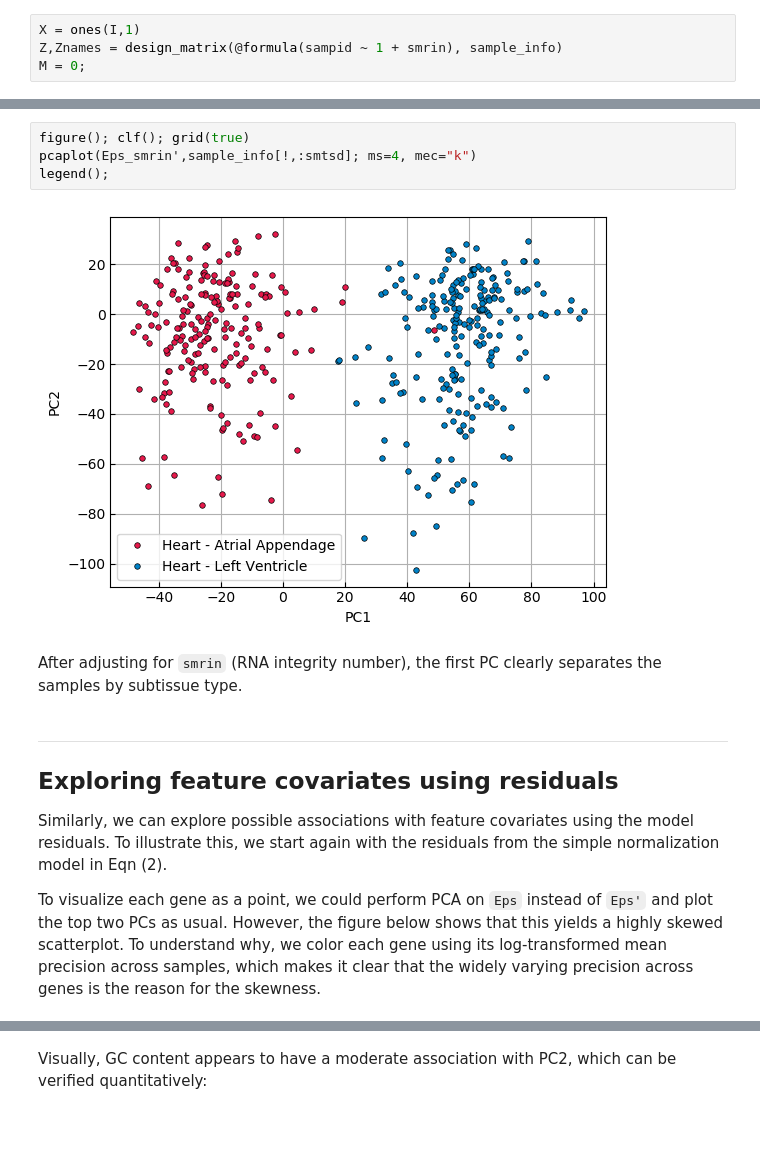
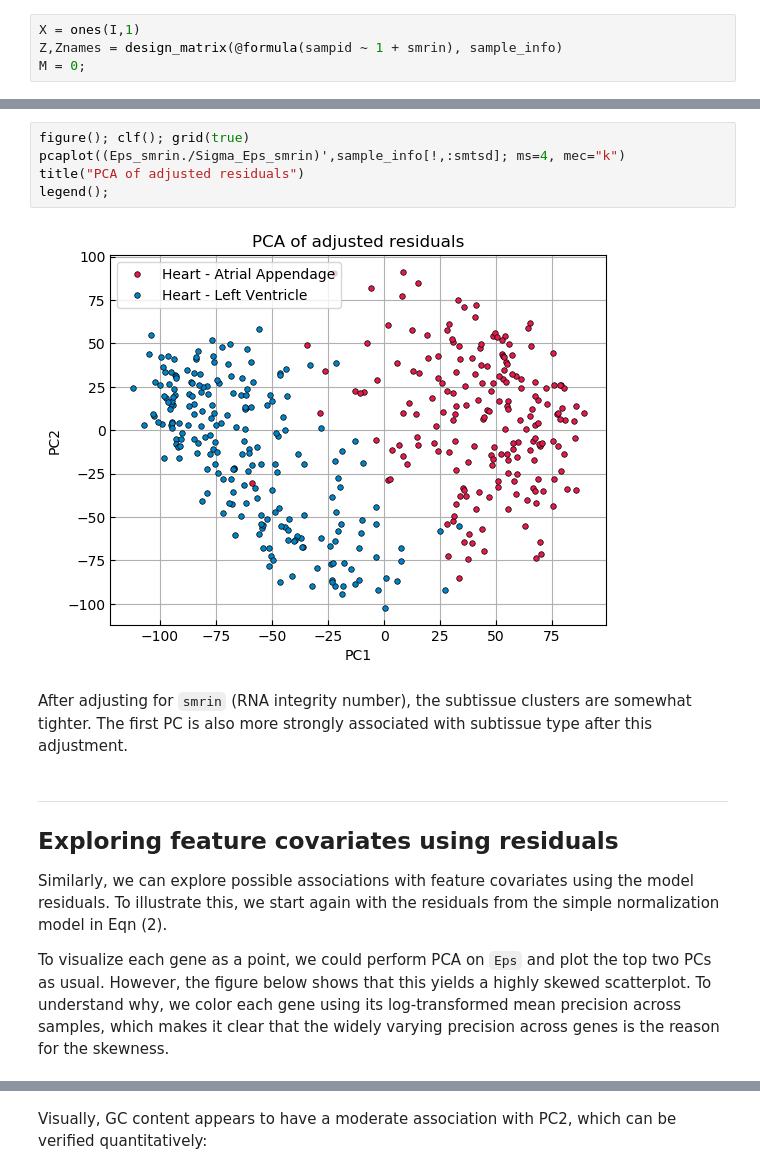
Before and after one commit to jwmi/BilinearModelsExamples, a Jupyter notebook: tutorial/Tutorial for BilinearModels package.ipynb, the cells around one changed output, grey strips where cells are left out. Saved outputs shown, nothing was run; the diff lists cells and outputs as text; blank space fills up the shorter version.

```diff
--- a/tutorial/Tutorial for BilinearModels package.ipynb
+++ b/tutorial/Tutorial for BilinearModels package.ipynb
@@ -303,19 +297,20 @@ iteration 9: logp = -4.5576159680228785e7
 Finished.
 # %%
 figure(); clf(); grid(true)
-pcaplot(Eps_smrin',sample_info[!,:smtsd]; ms=4, mec="k")
+pcaplot((Eps_smrin./Sigma_Eps_smrin)',sample_info[!,:smtsd]; ms=4, mec="k")
+title("PCA of adjusted residuals")
 legend();
 # %% [output]
-[figure, old version]
+[figure, new version]
 # %% [markdown]
-After adjusting for `smrin` (RNA integrity number), the first PC clearly separates the samples by subtissue type.
+After adjusting for `smrin` (RNA integrity number), the subtissue clusters are somewhat tighter.  The first PC is also more strongly associated with subtissue type after this adjustment.
 # %% [markdown]
 ***
 ## Exploring feature covariates using residuals
 
 Similarly, we can explore possible associations with feature covariates using the model residuals.  To illustrate this, we start again with the residuals from the simple normalization model in Eqn (2).
 
-To visualize each gene as a point, we could perform PCA on `Eps` instead of `Eps'` and plot the top two PCs as usual.  However, the figure below shows that this yields a highly skewed scatterplot.  To understand why, we color each gene using its log-transformed mean precision across samples, which makes it clear that the widely varying precision across genes is the reason for the skewness.
+To visualize each gene as a point, we could perform PCA on `Eps` and plot the top two PCs as usual.  However, the figure below shows that this yields a highly skewed scatterplot.  To understand why, we color each gene using its log-transformed mean precision across samples, which makes it clear that the widely varying precision across genes is the reason for the skewness.
 # %%
 figure(); clf(); grid(true)
 W = 1.0./Sigma_Eps.^2
```
Also changed, not shown: parts of 29 cells of this notebook, 1 other file.
